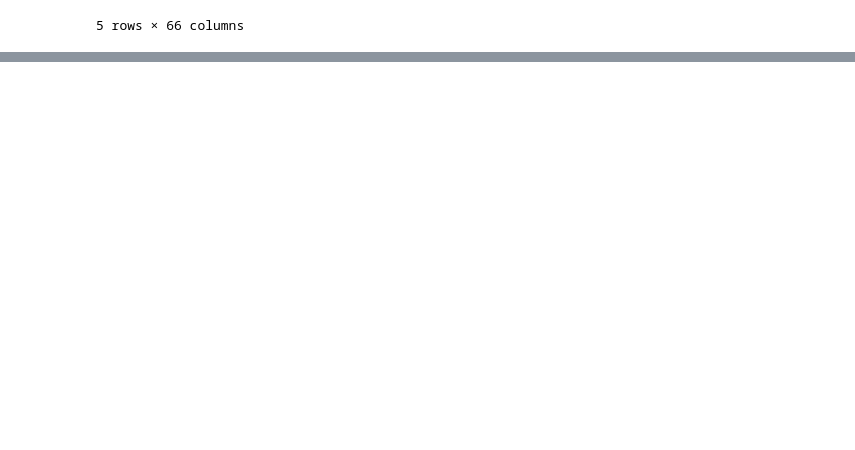
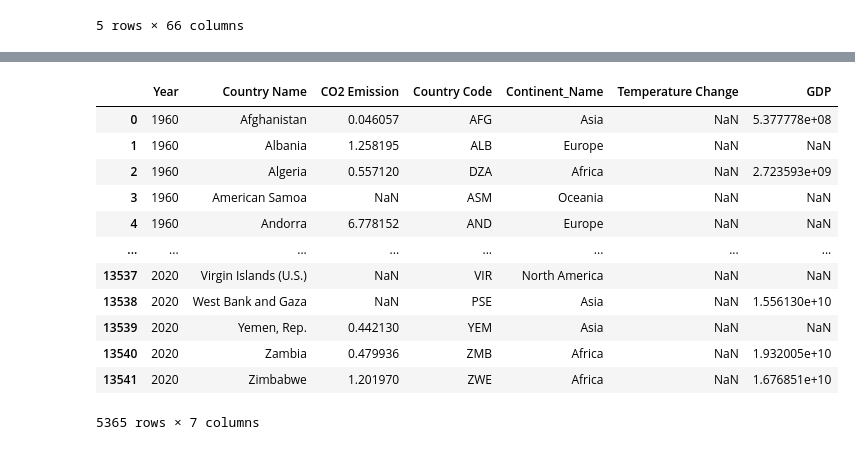
Before and after one commit to Wjjay/assignment2, a Jupyter notebook: data/wrangler.ipynb, the cells around one changed output, grey strips where cells are left out. Drawn from its saved outputs; the diff is of its cells as text; code cells hidden in the pictures; blank space fills up the shorter version.

```diff
--- a/data/wrangler.ipynb
+++ b/data/wrangler.ipynb
@@ -112,0 +143,16 @@ final.to_csv("yearly_consumption_by_")
+# %%
+data[data.isna().any(axis=1)]
+# %% [output]
+|  | Year | Country Name | CO2 Emission | Country Code | Continent_Name | Temperature Change | GDP |
+| 0 | 1960 | Afghanistan | 0.046057 | AFG | Asia | NaN | 5.377778e+08 |
+| 1 | 1960 | Albania | 1.258195 | ALB | Europe | NaN | NaN |
+| 2 | 1960 | Algeria | 0.557120 | DZA | Africa | NaN | 2.723593e+09 |
+| 3 | 1960 | American Samoa | NaN | ASM | Oceania | NaN | NaN |
+| 4 | 1960 | Andorra | 6.778152 | AND | Europe | NaN | NaN |
+| ... | ... | ... | ... | ... | ... | ... | ... |
+| 13537 | 2020 | Virgin Islands (U.S.) | NaN | VIR | North America | NaN | NaN |
+| 13538 | 2020 | West Bank and Gaza | NaN | PSE | Asia | NaN | 1.556130e+10 |
+| 13539 | 2020 | Yemen, Rep. | 0.442130 | YEM | Asia | NaN | NaN |
+| 13540 | 2020 | Zambia | 0.479936 | ZMB | Africa | NaN | 1.932005e+10 |
+| 13541 | 2020 | Zimbabwe | 1.201970 | ZWE | Africa | NaN | 1.676851e+10 |
+5365 rows × 7 columns
```
Also changed, not shown: parts of 26 cells of this notebook, 18 other files.
